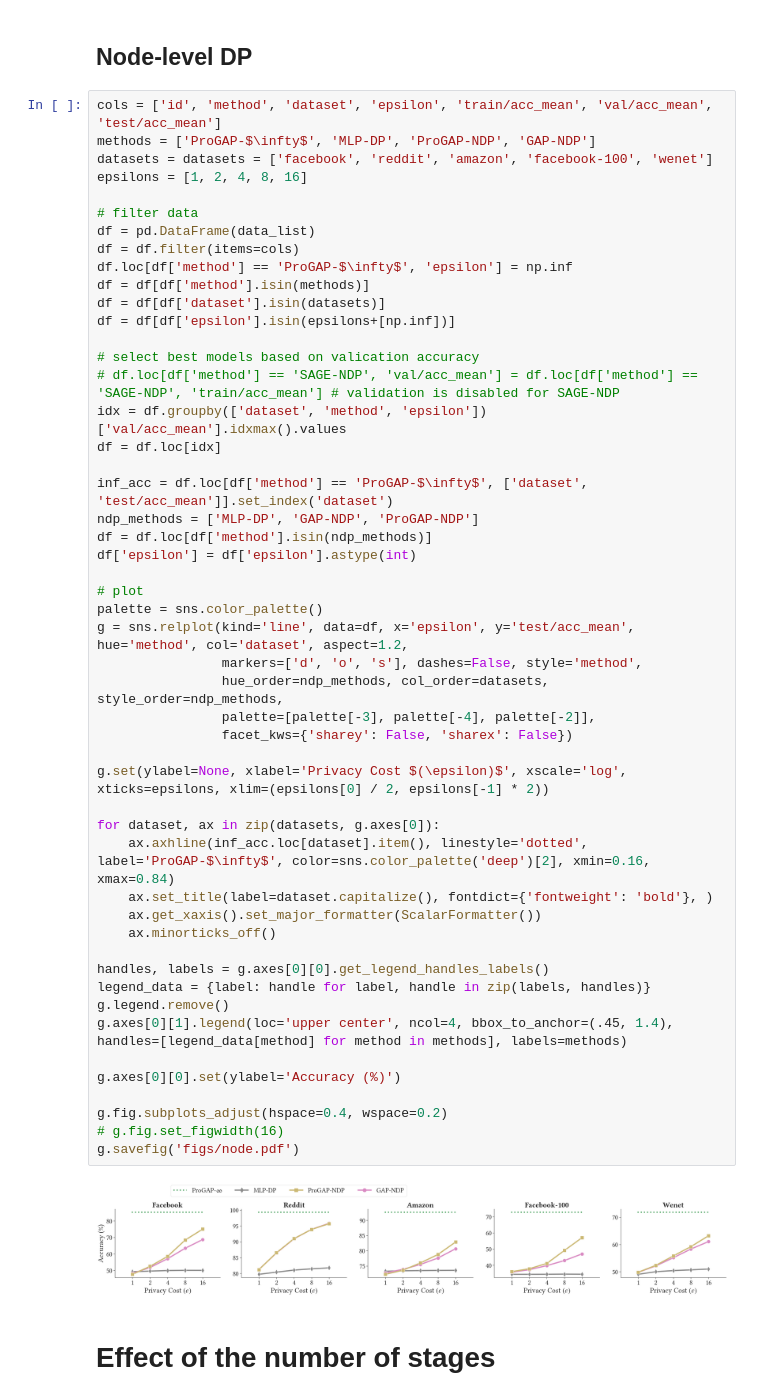
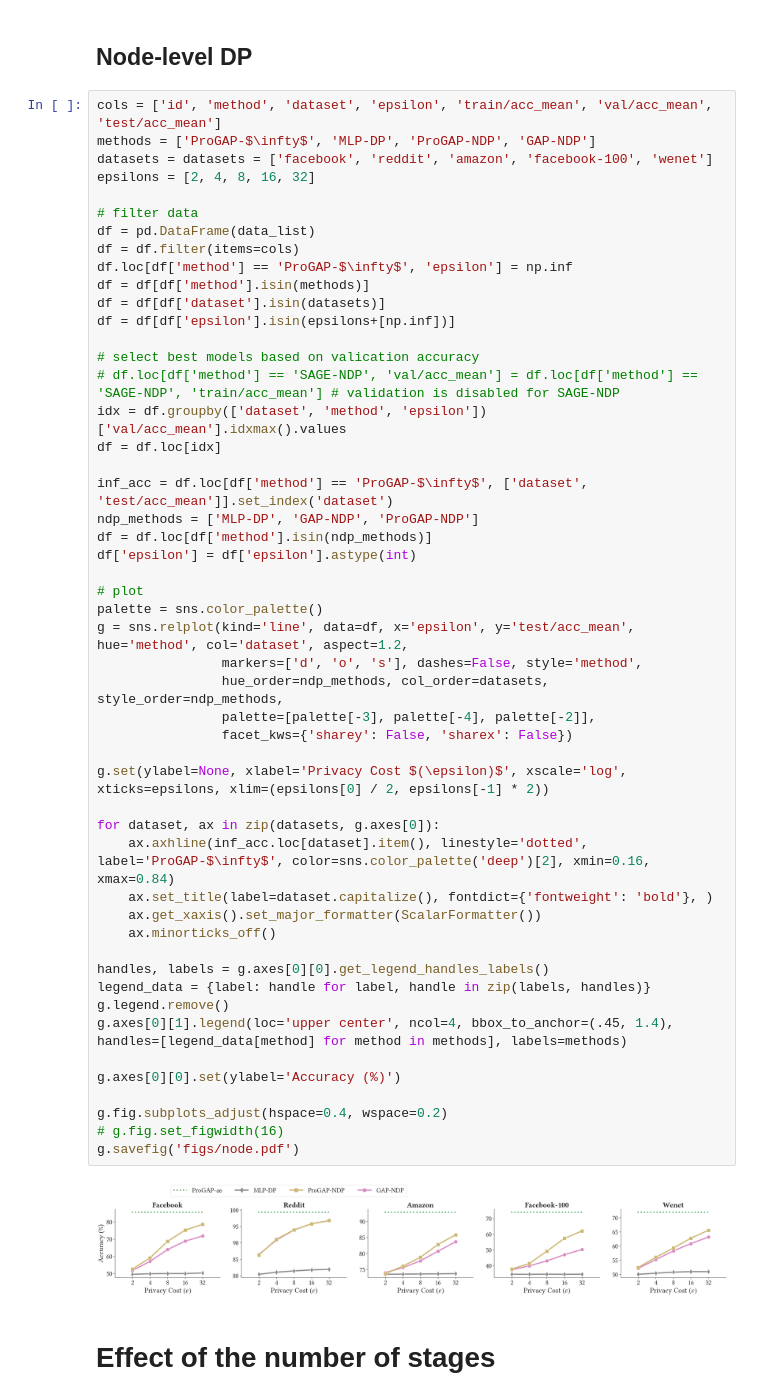
Before and after one commit to sisaman/ProGAP, a Jupyter notebook: results.ipynb, the cells around one changed output. Saved outputs shown, nothing was run; the diff lists cells and outputs as text.

```diff
--- a/results.ipynb
+++ b/results.ipynb
@@ -193,7 +193,7 @@ g.savefig('figs/edge.pdf')
 cols = ['id', 'method', 'dataset', 'epsilon', 'train/acc_mean', 'val/acc_mean', 'test/acc_mean']
 methods = ['ProGAP-$\infty$', 'MLP-DP', 'ProGAP-NDP', 'GAP-NDP']
 datasets = datasets = ['facebook', 'reddit', 'amazon', 'facebook-100', 'wenet']
-epsilons = [1, 2, 4, 8, 16]
+epsilons = [2, 4, 8, 16, 32]
 
 # filter data
 df = pd.DataFrame(data_list)
@@ -213,34 +213,34 @@ ndp_methods = ['MLP-DP', 'GAP-NDP', 'ProGAP-NDP']
 df = df.loc[df['method'].isin(ndp_methods)]
 df['epsilon'] = df['epsilon'].astype(int)
 
 # plot
 palette = sns.color_palette()
 g = sns.relplot(kind='line', data=df, x='epsilon', y='test/acc_mean', hue='method', col='dataset', aspect=1.2,
                 markers=['d', 'o', 's'], dashes=False, style='method',
                 hue_order=ndp_methods, col_order=datasets, style_order=ndp_methods,
                 palette=[palette[-3], palette[-4], palette[-2]],
                 facet_kws={'sharey': False, 'sharex': False})
 
 g.set(ylabel=None, xlabel='Privacy Cost $(\epsilon)$', xscale='log', xticks=epsilons, xlim=(epsilons[0] / 2, epsilons[-1] * 2))
 
 for dataset, ax in zip(datasets, g.axes[0]):
     ax.axhline(inf_acc.loc[dataset].item(), linestyle='dotted', label='ProGAP-$\infty$', color=sns.color_palette('deep')[2], xmin=0.16, xmax=0.84)
     ax.set_title(label=dataset.capitalize(), fontdict={'fontweight': 'bold'}, )
     ax.get_xaxis().set_major_formatter(ScalarFormatter())
     ax.minorticks_off()
 
 handles, labels = g.axes[0][0].get_legend_handles_labels()
 legend_data = {label: handle for label, handle in zip(labels, handles)}
 g.legend.remove()
 g.axes[0][1].legend(loc='upper center', ncol=4, bbox_to_anchor=(.45, 1.4), handles=[legend_data[method] for method in methods], labels=methods)
 
 g.axes[0][0].set(ylabel='Accuracy (%)')
 
 g.fig.subplots_adjust(hspace=0.4, wspace=0.2)
 # g.fig.set_figwidth(16)
 g.savefig('figs/node.pdf')
 # %% [output]
-[figure, old version]
+[figure, new version]
 # %% [markdown]
 # Effect of the number of stages
 # %%
```
Also changed, not shown: parts of 3 cells of this notebook.
